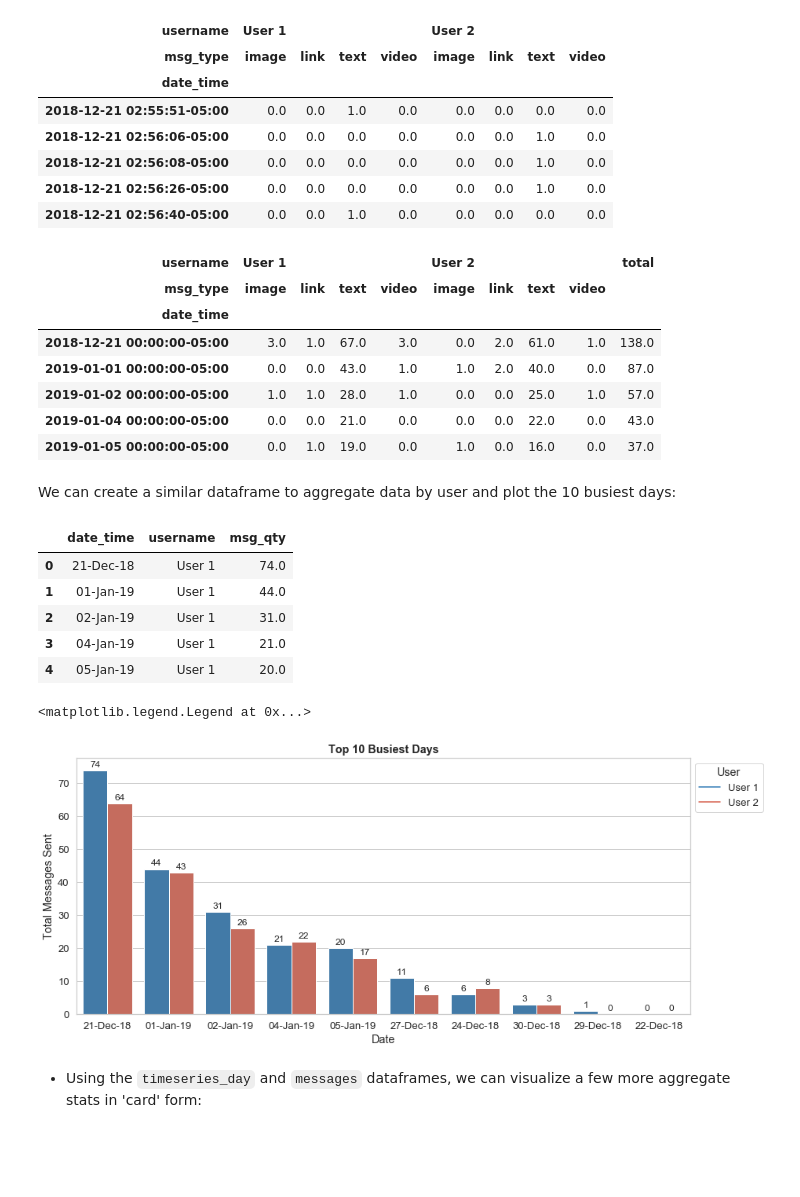
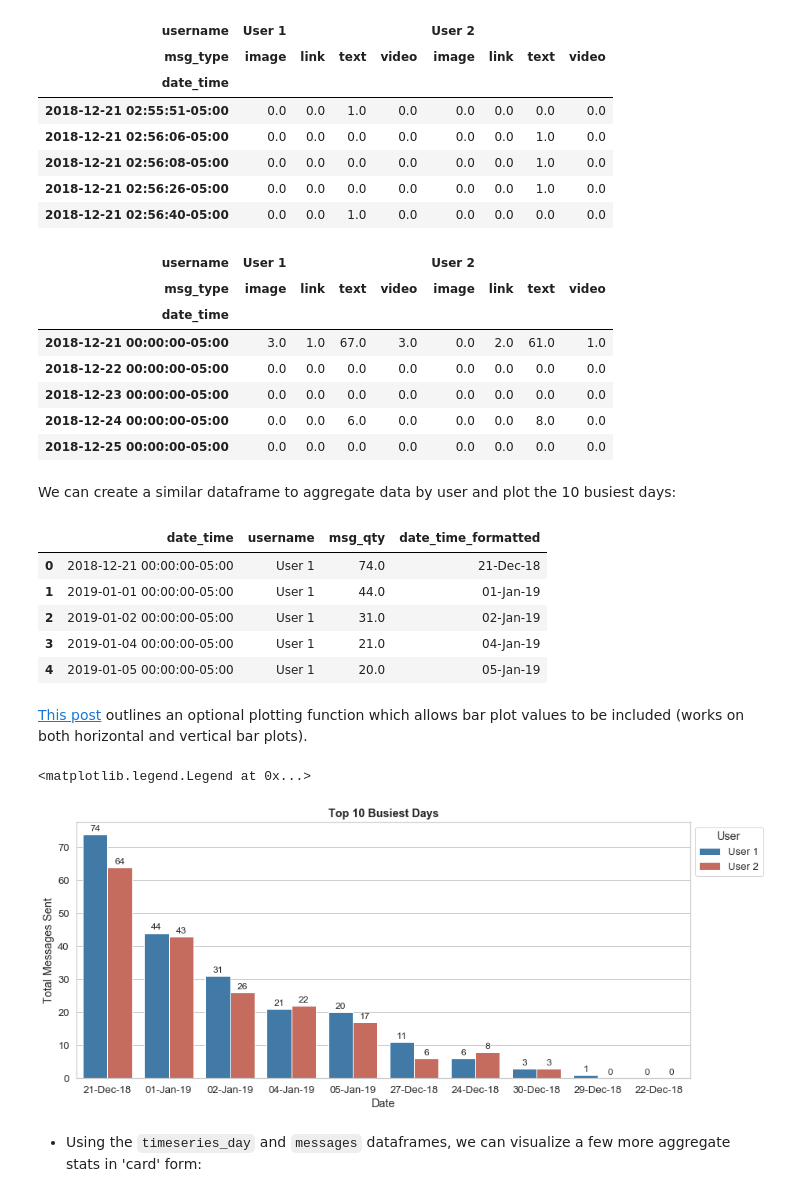
Before and after one commit to shenal-siri/WhatsApp-Chat-Viz, a Jupyter notebook: Chat-History-Prototyping.ipynb, the cells around one changed output. Cells and saved outputs as stored; diff of their text form; code cells hidden in the pictures; blank space fills up the shorter version.

Commit message:
Added rolling window time series vis

```diff
--- a/Chat-History-Prototyping.ipynb
+++ b/Chat-History-Prototyping.ipynb
@@ -640,45 +641,47 @@ timeseries.head()
 | 2018-12-21 02:56:26-05:00 | 0.0 | 0.0 | 0.0 | 0.0 | 0.0 | 0.0 | 1.0 | 0.0 |
 | 2018-12-21 02:56:40-05:00 | 0.0 | 0.0 | 1.0 | 0.0 | 0.0 | 0.0 | 0.0 | 0.0 |
 # %%
-# Resample dataframe by day, create total column
+# Resample dataframe by day
 timeseries_day = timeseries.resample('D').sum()
-timeseries_day['total'] = timeseries_day.sum(axis=1)
 
-# Sort from most to least messages
-timeseries_day.sort_values(by='total', ascending=False).head()
+timeseries_day.head()
 # %% [output]
-| username | User 1 |  |  |  | User 2 |  |  |  | total |
-| msg_type | image | link | text | video | image | link | text | video |  |
-| date_time |  |  |  |  |  |  |  |  |  |
-| 2018-12-21 00:00:00-05:00 | 3.0 | 1.0 | 67.0 | 3.0 | 0.0 | 2.0 | 61.0 | 1.0 | 138.0 |
-| 2019-01-01 00:00:00-05:00 | 0.0 | 0.0 | 43.0 | 1.0 | 1.0 | 2.0 | 40.0 | 0.0 | 87.0 |
-| 2019-01-02 00:00:00-05:00 | 1.0 | 1.0 | 28.0 | 1.0 | 0.0 | 0.0 | 25.0 | 1.0 | 57.0 |
-| 2019-01-04 00:00:00-05:00 | 0.0 | 0.0 | 21.0 | 0.0 | 0.0 | 0.0 | 22.0 | 0.0 | 43.0 |
-| 2019-01-05 00:00:00-05:00 | 0.0 | 1.0 | 19.0 | 0.0 | 1.0 | 0.0 | 16.0 | 0.0 | 37.0 |
+| username | User 1 |  |  |  | User 2 |  |  |  |
+| msg_type | image | link | text | video | image | link | text | video |
+| date_time |  |  |  |  |  |  |  |  |
+| 2018-12-21 00:00:00-05:00 | 3.0 | 1.0 | 67.0 | 3.0 | 0.0 | 2.0 | 61.0 | 1.0 |
+| 2018-12-22 00:00:00-05:00 | 0.0 | 0.0 | 0.0 | 0.0 | 0.0 | 0.0 | 0.0 | 0.0 |
+| 2018-12-23 00:00:00-05:00 | 0.0 | 0.0 | 0.0 | 0.0 | 0.0 | 0.0 | 0.0 | 0.0 |
+| 2018-12-24 00:00:00-05:00 | 0.0 | 0.0 | 6.0 | 0.0 | 0.0 | 0.0 | 8.0 | 0.0 |
+| 2018-12-25 00:00:00-05:00 | 0.0 | 0.0 | 0.0 | 0.0 | 0.0 | 0.0 | 0.0 | 0.0 |
 # %% [markdown]
 We can create a similar dataframe to aggregate data by user and plot the 10 busiest days:
 # %%
-# Resample dataframe by day, create total column
-timeseries_day_by_user = timeseries.resample('D').sum()
-timeseries_day_by_user['total'] = timeseries_day_by_user.sum(axis=1)
+# Deepcopy into new dataframe used in plotting top 10 days
+vis_timeseries_10_day = timeseries_day.copy(deep=True)
 
-# Sort from most to least messages, drop total column, and slice top 10
-timeseries_day_by_user.sort_values(by='total', ascending=False, inplace=True)
-timeseries_day_by_user.drop("total", axis=1, inplace=True)
-timeseries_day_by_user = timeseries_day_by_user.iloc[:10]
+# Create total column, sort from most to least messages, drop total column
+vis_timeseries_10_day['total'] = timeseries_day.sum(axis=1)
+vis_timeseries_10_day.sort_values(by='total', ascending=False, inplace=True)
+vis_timeseries_10_day.drop("total", axis=1, inplace=True)
+
+# Slice out the top 10 days
+vis_timeseries_10_day = vis_timeseries_10_day.iloc[:10]
 
 # Aggregate per user, stack and reindex
-timeseries_day_by_user = timeseries_day_by_user.sum(level=0, axis=1).reset_index()
-timeseries_day_by_user = timeseries_day_by_user.melt(id_vars=['date_time'], var_name="username", value_name="msg_qty")
+vis_timeseries_10_day = vis_timeseries_10_day.sum(level=0, axis=1).reset_index()
+vis_timeseries_10_day = vis_timeseries_10_day.melt(id_vars=['date_time'], var_name="username", value_name="msg_qty")
 
 # Format date_time
-timeseries_day_by_user['date_time'] = timeseries_day_by_user['date_time'].apply(lambda x: x.strftime("%d-%b-%y"))
+vis_timeseries_10_day['date_time_formatted'] = vis_timeseries_10_day['date_time'].apply(lambda x: x.strftime("%d-%b-%y"))
 
-timeseries_day_by_user.head()
+vis_timeseries_10_day.head()
 # %% [output]
-|  | date_time | username | msg_qty |
-| 0 | 21-Dec-18 | User 1 | 74.0 |
-| 1 | 01-Jan-19 | User 1 | 44.0 |
-| 2 | 02-Jan-19 | User 1 | 31.0 |
-| 3 | 04-Jan-19 | User 1 | 21.0 |
-| 4 | 05-Jan-19 | User 1 | 20.0 |
+|  | date_time | username | msg_qty | date_time_formatted |
+| 0 | 2018-12-21 00:00:00-05:00 | User 1 | 74.0 | 21-Dec-18 |
+| 1 | 2019-01-01 00:00:00-05:00 | User 1 | 44.0 | 01-Jan-19 |
+| 2 | 2019-01-02 00:00:00-05:00 | User 1 | 31.0 | 02-Jan-19 |
+| 3 | 2019-01-04 00:00:00-05:00 | User 1 | 21.0 | 04-Jan-19 |
+| 4 | 2019-01-05 00:00:00-05:00 | User 1 | 20.0 | 05-Jan-19 |
+# %% [markdown]
+[This post](https://stackoverflow.com/questions/43214978/seaborn-barplot-displaying-values) outlines an optional plotting function which allows bar plot values to be included (works on both horizontal and vertical bar plots).
@@ -685,28 +722,25 @@ timeseries_day_by_user.head()
 # %%
 # Define plot style, palette and font scaling
 sns.set_style('whitegrid')
 sns.set_palette(PALETTE_PAIR)
 sns.set_context("notebook", font_scale=1.2, rc={"lines.linewidth": 1.5})
 
-# Alias the dataframe used for plotting and slice accordingly
-#slice_text = timeseries_day_by_user.xs('text', axis=1, level=1, drop_level=True)[0:10]
-
 # Plot grouped barplots
 fig, ax = plt.subplots(figsize=(14, 6))
-ax = sns.barplot(data=timeseries_day_by_user, x='date_time', y="msg_qty", hue="username")
+ax = sns.barplot(data=vis_timeseries_10_day, x='date_time_formatted', y="msg_qty", hue="username")
 
 # Use custom function to add values on top of bars, with specified spacing
 show_values_on_bars(ax, "v", 1)
 
 # Formatting axes elements and titles
 ax.set_title("Top 10 Busiest Days", weight="bold")
 ax.set_xlabel("Date")
 ax.set_ylabel("Total Messages Sent")
-handles, labels = ax1.get_legend_handles_labels()
-ax.legend(handles=handles[1:], labels=labels[1:], title="User", bbox_to_anchor=(1,1), loc="upper left")
+handles, labels = ax.get_legend_handles_labels()
+ax.legend(title="User", bbox_to_anchor=(1,1), loc="upper left")
 # %% [output]
 <matplotlib.legend.Legend at 0x...>
-[figure, old version]
+[figure, new version]
 # %% [markdown]
 - Using the `timeseries_day` and `messages` dataframes, we can visualize a few more aggregate stats in 'card' form:
 # %%
```
Also changed, not shown: parts of 11 cells of this notebook.
